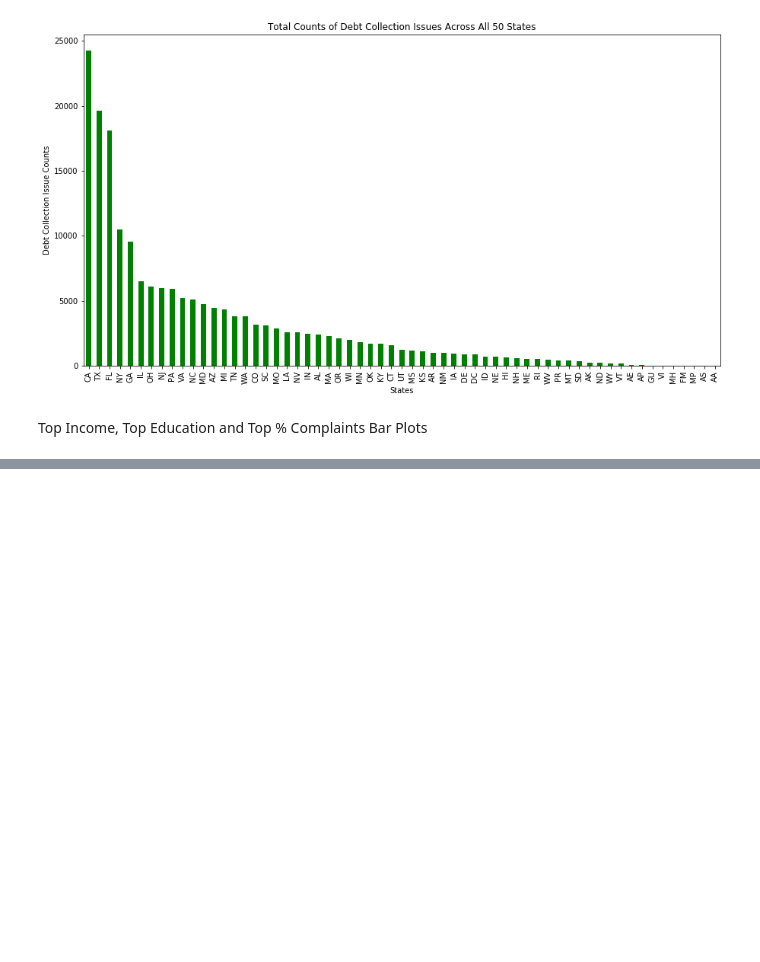
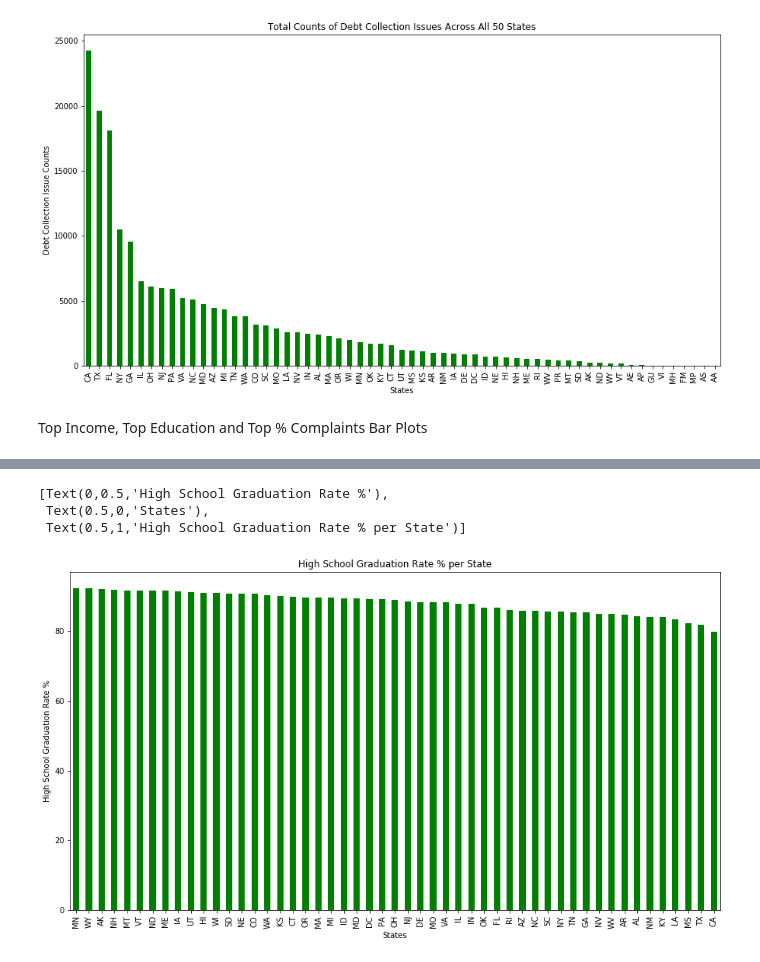
Before and after one commit to kn-lim/US-Complaints-Data-Analysis, a Jupyter notebook: FinalProject.ipynb, the cells around one changed output, grey strips where cells are left out. Saved outputs shown, nothing was run; the diff lists cells and outputs as text; code cells hidden in the pictures; blank space fills up the shorter version.

```diff
--- a/FinalProject.ipynb
+++ b/FinalProject.ipynb
@@ -429,0 +455,11 @@ Top Income, Top Education and Top % Complaints Bar Plots
+# %%
+df_hsgrad = df_education["HS grad %"]
+df_hsgrad = df_hsgrad.sort_values(ascending=False)
+df_hsgrad = df_hsgrad.apply(convert_to_float)
+axes = df_hsgrad.plot.bar(figsize=(15, 8), color="green")
+axes.set(ylabel="High School Graduation Rate %", xlabel="States", title="High School Graduation Rate % per State")
+# %% [output]
+[Text(0,0.5,'High School Graduation Rate %'),
+ Text(0.5,0,'States'),
+ Text(0.5,1,'High School Graduation Rate % per State')]
+[figure, added]
```
Also changed, not shown: parts of 10 cells of this notebook.
